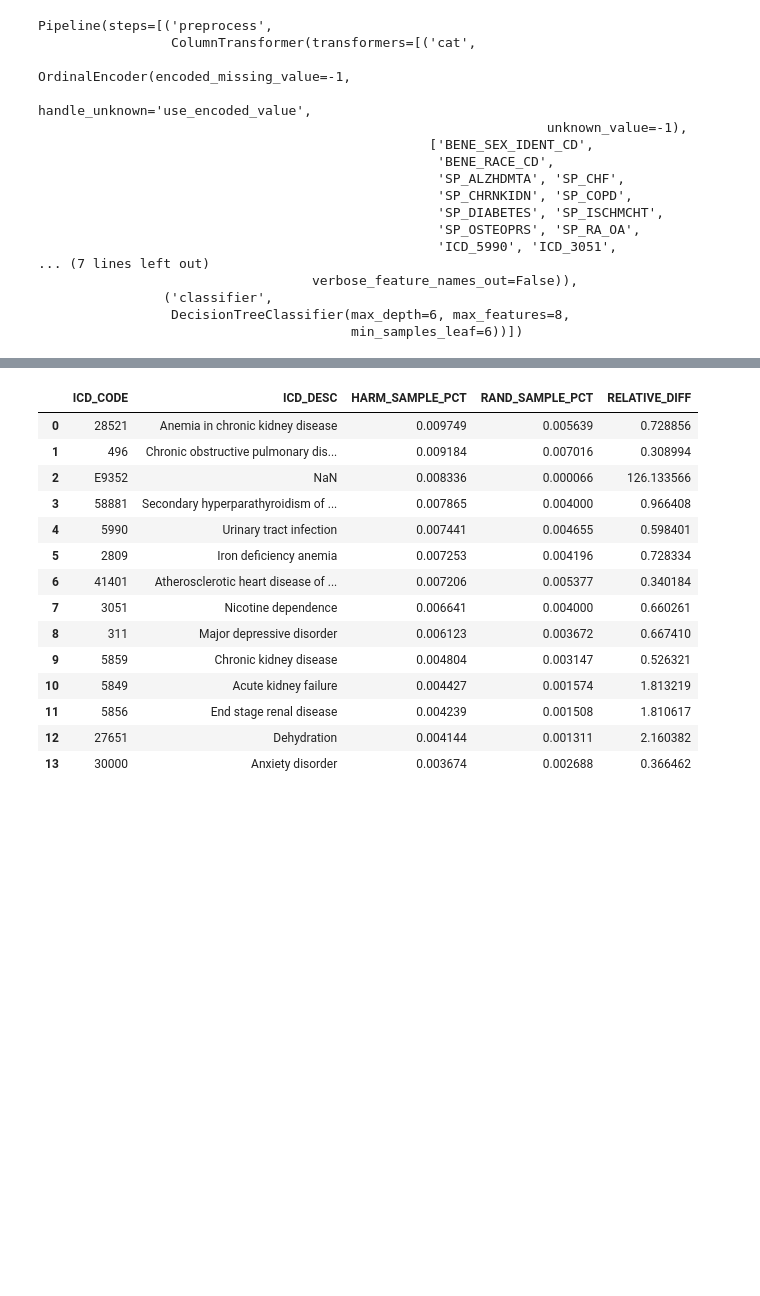
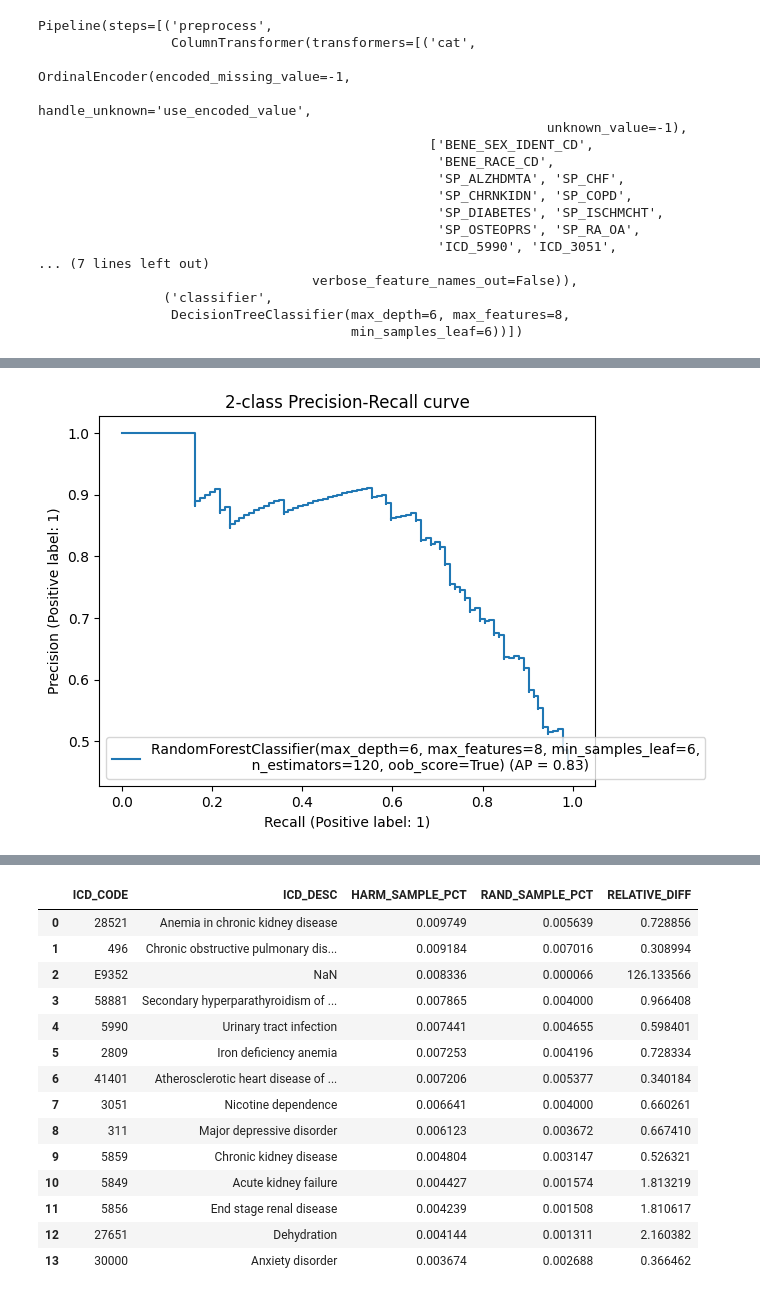
Before and after one commit to hanjosep/explore_cms, a Jupyter notebook: data analysis/feature_selection.ipynb, the cells around one changed output, grey strips where cells are left out. Cells and saved outputs as stored; diff of their text form; code cells hidden in the pictures; blank space fills up the shorter version.

```diff
--- a/data analysis/feature_selection.ipynb
+++ b/data analysis/feature_selection.ipynb
@@ -238,0 +251,9 @@ Text(0.5, 1.0, 'ROC curve:\n')
+# %%
+from sklearn.metrics import PrecisionRecallDisplay
+
+display = PrecisionRecallDisplay.from_estimator(
+    rf, X_test, y_test, name=rf[1]
+)
+_ = display.ax_.set_title("2-class Precision-Recall curve")
+# %% [output]
+[figure, added]
```
Also changed, not shown: parts of 18 cells of this notebook, 6 other files.
